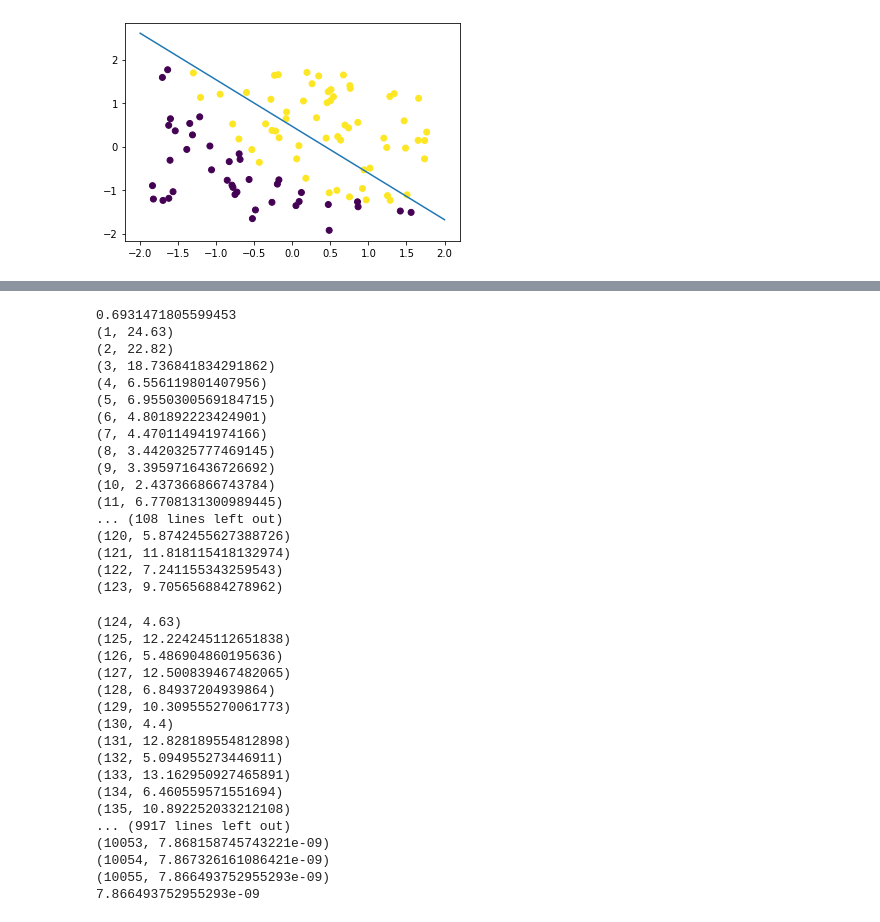
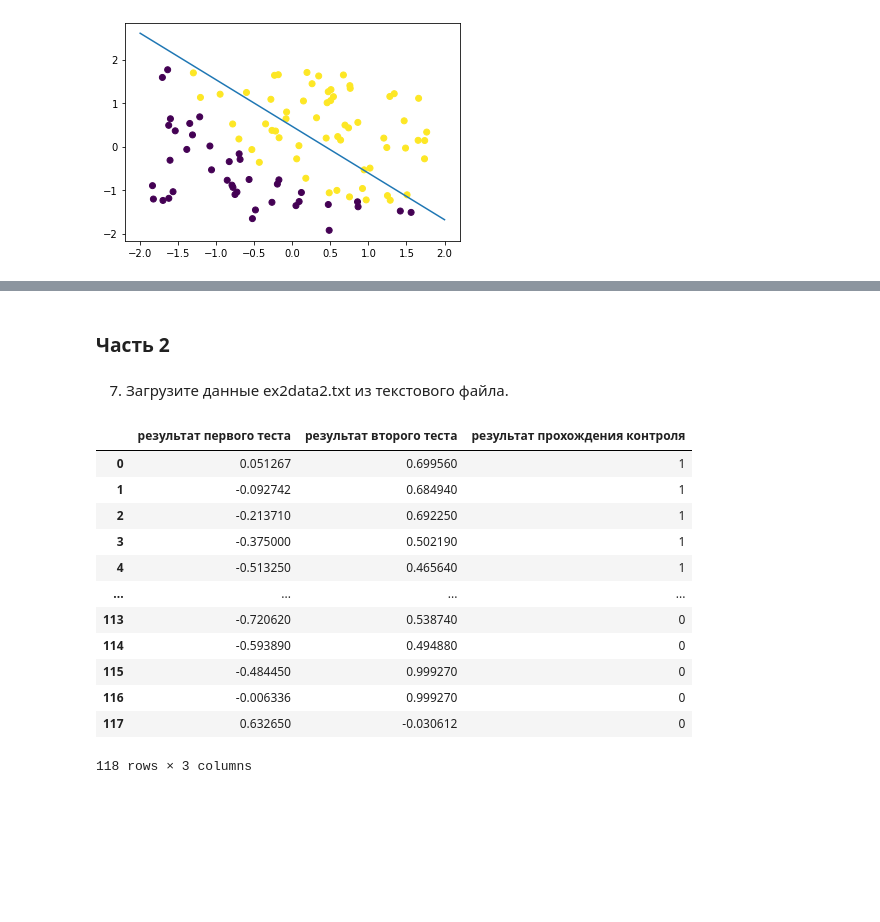
Before and after one commit to ByMyTry/MO_3sem, a Jupyter notebook: laba2/laba2.ipynb, the cells around one changed output, grey strips where cells are left out. Drawn from its saved outputs; the diff is of its cells as text; code cells hidden in the pictures; blank space fills up the shorter version.

```diff
--- a/laba2/laba2.ipynb
+++ b/laba2/laba2.ipynb
@@ -308,41 +290,24 @@ data1
-# %%
-scaler = StandardScaler()
-scaled_data1 = scaler.fit_transform(data1)
-
-lr_grad = LogRegression(lr=2500)
-lr_grad.fit(scaled_data1, labels1, optimizer='grad', verbosity=True)
-# %% [output]
-0.6931471805599453
-(1, 24.63)
-(2, 22.82)
-(3, 18.736841834291862)
-(4, 6.556119801407956)
-(5, 6.9550300569184715)
-(6, 4.801892223424901)
-(7, 4.470114941974166)
-(8, 3.4420325777469145)
-(9, 3.3959716436726692)
-(10, 2.437366866743784)
-(11, 6.7708131300989445)
-... (108 lines left out)
-(120, 5.8742455627388726)
-(121, 11.818115418132974)
-(122, 7.241155343259543)
-(123, 9.705656884278962)
-(124, 4.63)
-(125, 12.224245112651838)
-(126, 5.486904860195636)
-(127, 12.500839467482065)
-(128, 6.84937204939864)
-(129, 10.309555270061773)
-(130, 4.4)
-(131, 12.828189554812898)
-(132, 5.094955273446911)
-(133, 13.162950927465891)
-(134, 6.460559571551694)
-(135, 10.892252033212108)
-... (9917 lines left out)
-(10053, 7.868158745743221e-09)
-(10054, 7.867326161086421e-09)
-(10055, 7.866493752955293e-09)
-7.866493752955293e-09
+# %% [markdown]
+### Часть 2
+# %% [markdown]
+7) Загрузите данные ex2data2.txt из текстового файла.
+# %%
+files_paths = [os.path.join(DATA_PATH, name) for name in files_names]
+
+сolumns = ['результат первого теста', 'результат второго теста', 'результат прохождения контроля']
+df2 = pd.read_csv(files_paths[1], header=None, names=сolumns)
+df2
+# %% [output]
+|  | результат первого теста | результат второго теста | результат прохождения контроля |
+| 0 | 0.051267 | 0.699560 | 1 |
+| 1 | -0.092742 | 0.684940 | 1 |
+| 2 | -0.213710 | 0.692250 | 1 |
+| 3 | -0.375000 | 0.502190 | 1 |
+| 4 | -0.513250 | 0.465640 | 1 |
+| ... | ... | ... | ... |
+| 113 | -0.720620 | 0.538740 | 0 |
+| 114 | -0.593890 | 0.494880 | 0 |
+| 115 | -0.484450 | 0.999270 | 0 |
+| 116 | -0.006336 | 0.999270 | 0 |
+| 117 | 0.632650 | -0.030612 | 0 |
+118 rows × 3 columns
```
Also changed, not shown: parts of 17 cells of this notebook.
